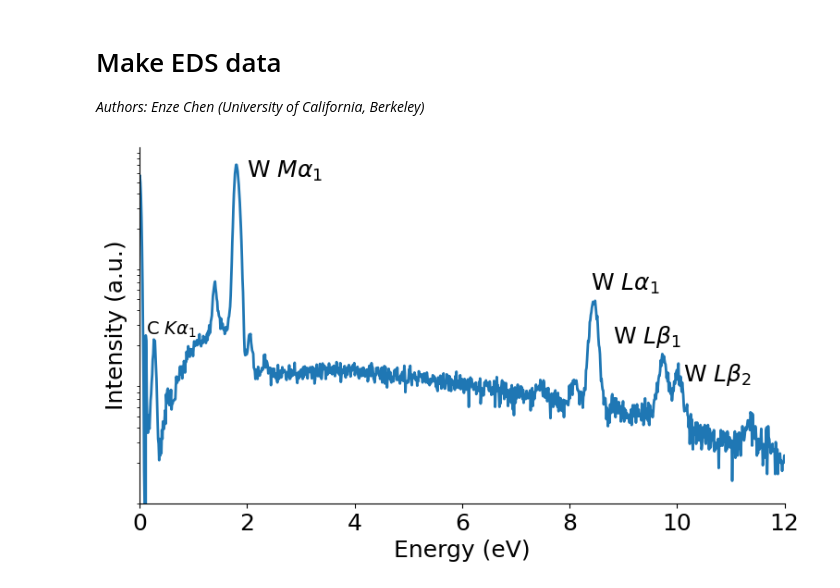
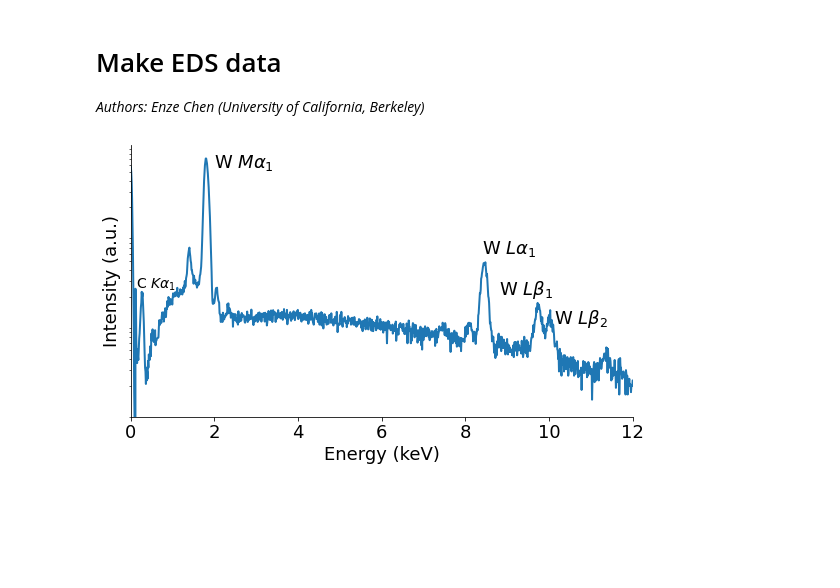
Before and after one commit to enze-chen/mse104l, a Jupyter notebook: assets/fig/Make EDS data.ipynb, the cells around one changed output. Saved outputs shown, nothing was run; the diff lists cells and outputs as text; code cells hidden in the pictures; blank space fills up the shorter version.

Commit message:
updated units lab 4 EDS plot

```diff
--- a/assets/fig/Make EDS data.ipynb
+++ b/assets/fig/Make EDS data.ipynb
@@ -11,24 +11,24 @@ plt.rcParams.update(mpl.rcParamsDefault)
 # %%
 df = pd.read_csv('W_unused_Point.txt', skiprows=25, names=['Energy', 'Counts'], sep='\s+')
 
 plt.rcParams.update({'figure.figsize':(9,5), 'font.size':18, 'lines.linewidth':2})
 fig, ax = plt.subplots()
 ax.plot(df['Energy'], df['Counts'], label='unused')
 ax.annotate(text=r'C $K\alpha_1$', xy=(0.12, 250), fontsize=14)
 ax.annotate(text=r'W $M\alpha_1$', xy=(2, 5510))
 ax.annotate(text=r'W $L\alpha_1$', xy=(8.4, 600))
 ax.annotate(text=r'W $L\beta_1$', xy=(8.8, 210))
 ax.annotate(text=r'W $L\beta_2$', xy=(10.12, 100))
 
 ax.set_xlim([0, 12])
-ax.set_xlabel('Energy (eV)')
+ax.set_xlabel('Energy (keV)')
 ax.set_ylim([9, 1e4])
 ax.set_yscale('log')
 ax.set_yticks([])
 ax.set_ylabel('Intensity (a.u.)')
 for spine in ['top', 'right']:
     ax.spines[spine].set_visible(False)
 plt.show()
 fig.savefig('W_unused_Point_replot.png', dpi=300, bbox_inches='tight')
 # %% [output]
-[figure, old version]
+[figure, new version]
```
Also changed, not shown: 4 other files.
